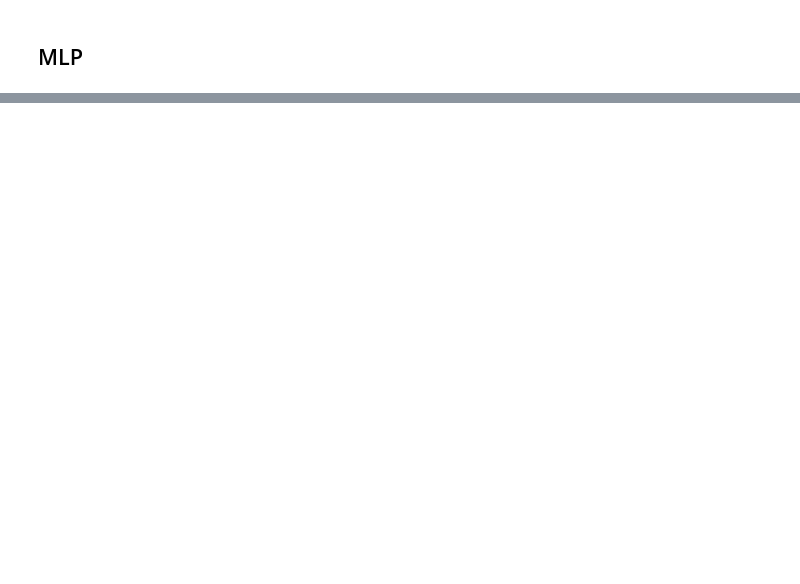
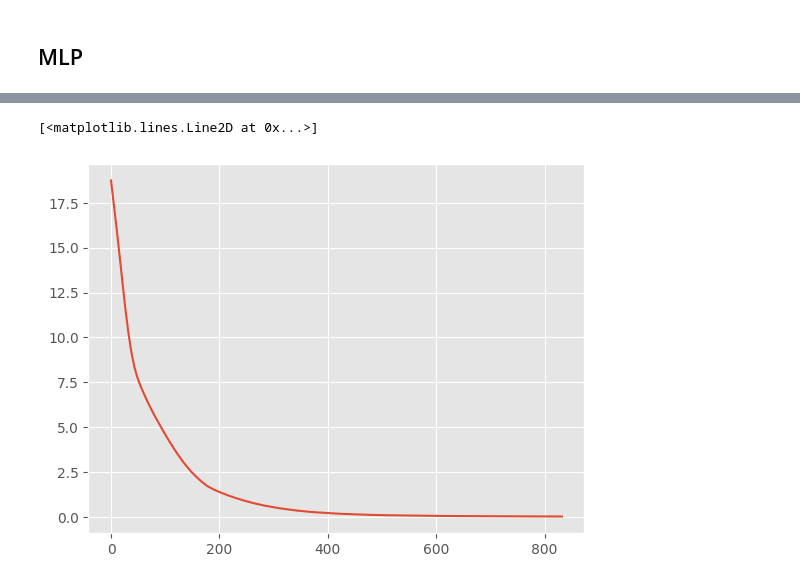
Before and after one commit to cm23ru-uol/MATH2603_individual_summative, a Jupyter notebook: main.ipynb, the cells around one changed output, grey strips where cells are left out. Drawn from its saved outputs; the diff is of its cells as text; code cells hidden in the pictures; blank space fills up the shorter version.

```diff
--- a/main.ipynb
+++ b/main.ipynb
@@ -187,0 +198,6 @@ numpy.float32
+# %%
+
+plt.plot(mlp_model.loss_curve_)
+# %% [output]
+[<matplotlib.lines.Line2D at 0x...>]
+[figure, added]
```
Also changed, not shown: parts of 7 cells of this notebook, 2 other files.
